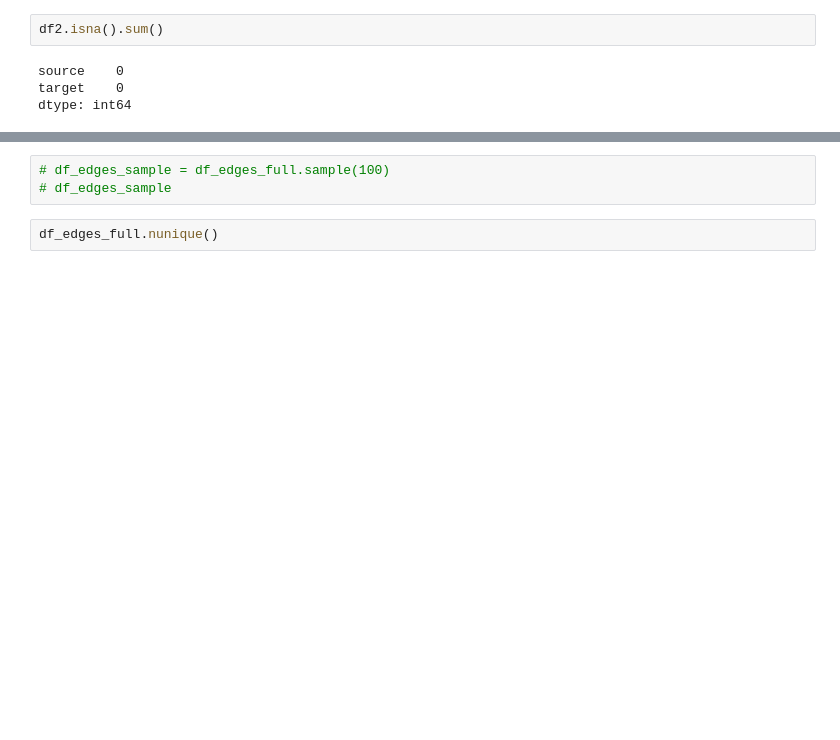
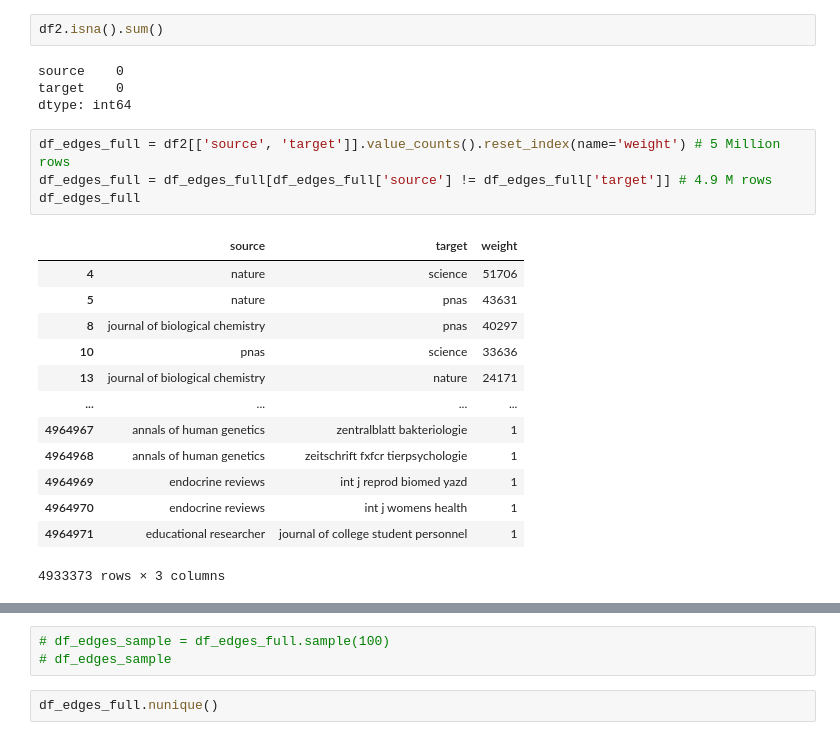
Before and after one commit to stepkurniawan/network-analysis-wikipedia-journals, a Jupyter notebook: codes/2_Data_preparation.ipynb, the cells around one changed output, grey strips where cells are left out. Drawn from its saved outputs; the diff is of its cells as text; blank space fills up the shorter version.

```diff
--- a/codes/2_Data_preparation.ipynb
+++ b/codes/2_Data_preparation.ipynb
@@ -182,4 +182,22 @@ df2.isna().sum()
 source    0
 target    0
 dtype: int64
+# %%
+df_edges_full = df2[['source', 'target']].value_counts().reset_index(name='weight') # 5 Million rows
+df_edges_full = df_edges_full[df_edges_full['source'] != df_edges_full['target']] # 4.9 M rows
+df_edges_full
+# %% [output]
+|  | source | target | weight |
+| 4 | nature | science | 51706 |
+| 5 | nature | pnas | 43631 |
+| 8 | journal of biological chemistry | pnas | 40297 |
+| 10 | pnas | science | 33636 |
+| 13 | journal of biological chemistry | nature | 24171 |
+| ... | ... | ... | ... |
+| 4964967 | annals of human genetics | zentralblatt bakteriologie | 1 |
+| 4964968 | annals of human genetics | zeitschrift fxfcr tierpsychologie | 1 |
+| 4964969 | endocrine reviews | int j reprod biomed yazd | 1 |
+| 4964970 | endocrine reviews | int j womens health | 1 |
+| 4964971 | educational researcher | journal of college student personnel | 1 |
+4933373 rows × 3 columns
 # %%
```
Also changed, not shown: parts of 7 cells of this notebook.
